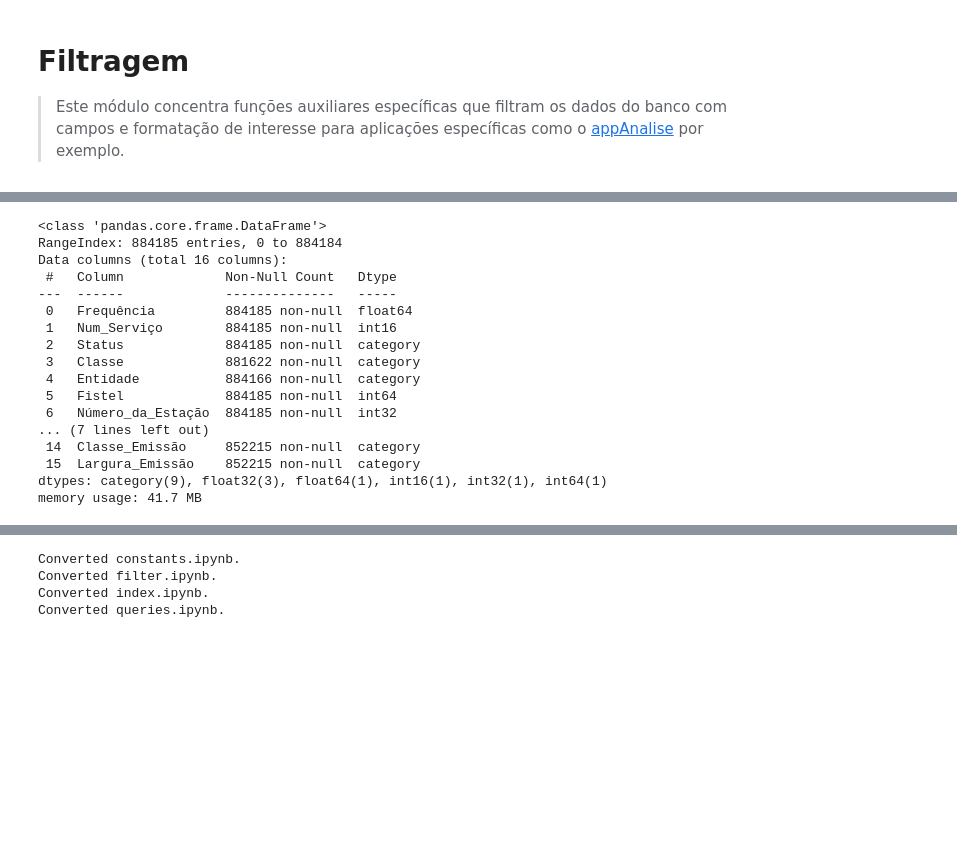
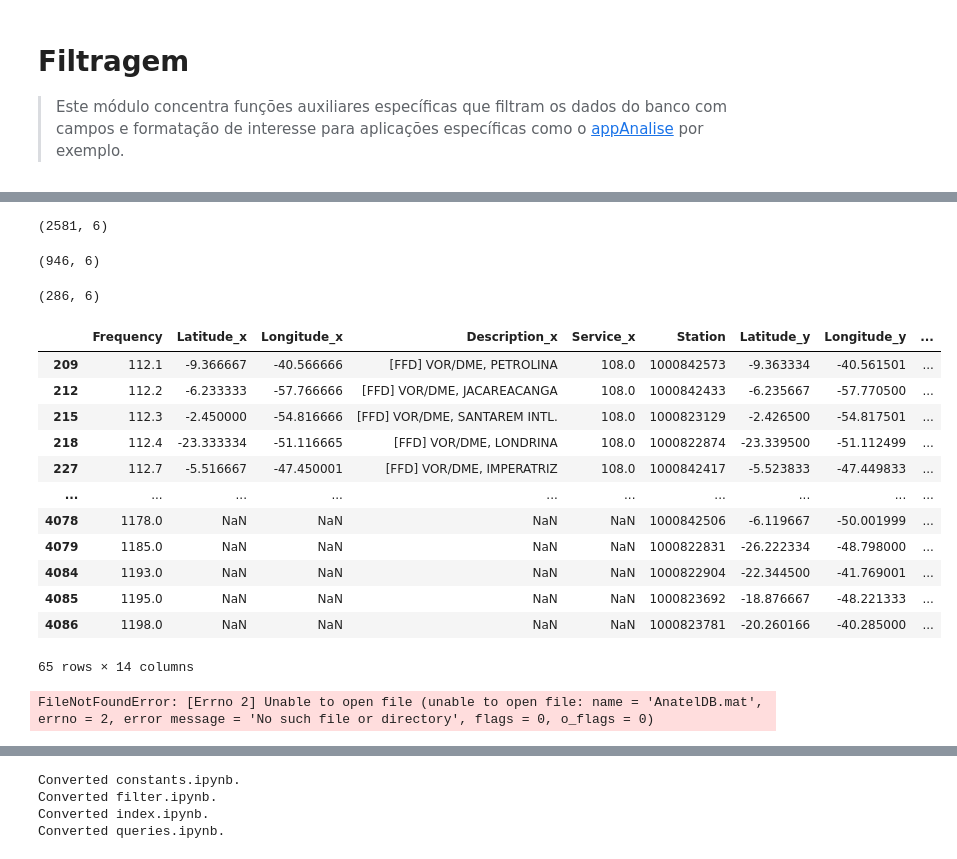
Before and after one commit to ronaldokun/anateldb, a Jupyter notebook: nbs/filter.ipynb, the cells around one changed output, grey strips where cells are left out. Saved outputs shown, nothing was run; the diff lists cells and outputs as text; code cells hidden in the pictures; blank space fills up the shorter version.

```diff
--- a/nbs/filter.ipynb
+++ b/nbs/filter.ipynb
@@ -127,0 +237,4 @@ Kbô 🧛
+# %%
+icao = pd.read_excel(f'{pasta}/IcaoDB.xlsx', engine='openpyxl', sheet_name='DataBase')
+pmec = pd.read_excel(f'{pasta}/PmecDB.xlsx', engine='openpyxl', sheet_name='DataBase')
+geo = pd.read_excel(f'{pasta}/GeoAiswebDB.xlsx', engine='openpyxl', sheet_name='DataBase')
@@ -127,0 +273,34 @@ Kbô 🧛
+# %%
+icao.shape
+# %% [output]
+(2581, 6)
+# %%
+pmec.shape
+# %% [output]
+(946, 6)
+# %%
+geo.shape
+# %% [output]
+(286, 6)
+# %%
+cols = ['Frequency', 'Station']
+df2 = pd.merge(icao, pmec, on=cols, how='outer').merge(geo, on=cols, how='outer')
+# %%
+x = df2.Description_x.notna()
+y = df2.Description_y.notna()
+z = df2.Description.notna()
+df2[y & z  & (df2.Station != -1)]
+# %% [output]
+|  | Frequency | Latitude_x | Longitude_x | Description_x | Service_x | Station | Latitude_y | Longitude_y | ... |
+| 209 | 112.1 | -9.366667 | -40.566666 | [FFD] VOR/DME, PETROLINA | 108.0 | 1000842573 | -9.363334 | -40.561501 | ... |
+| 212 | 112.2 | -6.233333 | -57.766666 | [FFD] VOR/DME, JACAREACANGA | 108.0 | 1000842433 | -6.235667 | -57.770500 | ... |
+| 215 | 112.3 | -2.450000 | -54.816666 | [FFD] VOR/DME, SANTAREM INTL. | 108.0 | 1000823129 | -2.426500 | -54.817501 | ... |
+| 218 | 112.4 | -23.333334 | -51.116665 | [FFD] VOR/DME, LONDRINA | 108.0 | 1000822874 | -23.339500 | -51.112499 | ... |
+| 227 | 112.7 | -5.516667 | -47.450001 | [FFD] VOR/DME, IMPERATRIZ | 108.0 | 1000842417 | -5.523833 | -47.449833 | ... |
+| ... | ... | ... | ... | ... | ... | ... | ... | ... | ... |
+| 4078 | 1178.0 | NaN | NaN | NaN | NaN | 1000842506 | -6.119667 | -50.001999 | ... |
+| 4079 | 1185.0 | NaN | NaN | NaN | NaN | 1000822831 | -26.222334 | -48.798000 | ... |
+| 4084 | 1193.0 | NaN | NaN | NaN | NaN | 1000822904 | -22.344500 | -41.769001 | ... |
+| 4085 | 1195.0 | NaN | NaN | NaN | NaN | 1000823692 | -18.876667 | -48.221333 | ... |
+| 4086 | 1198.0 | NaN | NaN | NaN | NaN | 1000823781 | -20.260166 | -40.285000 | ... |
+65 rows × 14 columns
@@ -127,0 +313,4 @@ Kbô 🧛
+# %%
+db = hdf.read(path='/c/Users/rsilva/db/', filename='AnatelDB.mat')
+# %% [output]
+FileNotFoundError: [Errno 2] Unable to open file (unable to open file: name = 'AnatelDB.mat', errno = 2, error message = 'No such file or directory', flags = 0, o_flags = 0)
@@ -128,22 +334,2 @@ Kbô 🧛
 # %%
 base = read_base(pasta)
-# %%
-base.info()
-# %% [output]
-<class 'pandas.core.frame.DataFrame'>
-RangeIndex: 884185 entries, 0 to 884184
-Data columns (total 16 columns):
- #   Column             Non-Null Count   Dtype
----  ------             --------------   -----
- 0   Frequência         884185 non-null  float64
- 1   Num_Serviço        884185 non-null  int16
- 2   Status             884185 non-null  category
- 3   Classe             881622 non-null  category
- 4   Entidade           884166 non-null  category
- 5   Fistel             884185 non-null  int64
- 6   Número_da_Estação  884185 non-null  int32
-... (7 lines left out)
- 14  Classe_Emissão     852215 non-null  category
- 15  Largura_Emissão    852215 non-null  category
-dtypes: category(9), float32(3), float64(1), int16(1), int32(1), int64(1)
-memory usage: 41.7 MB
```
Also changed, not shown: parts of 32 cells of this notebook, 11 other files.
